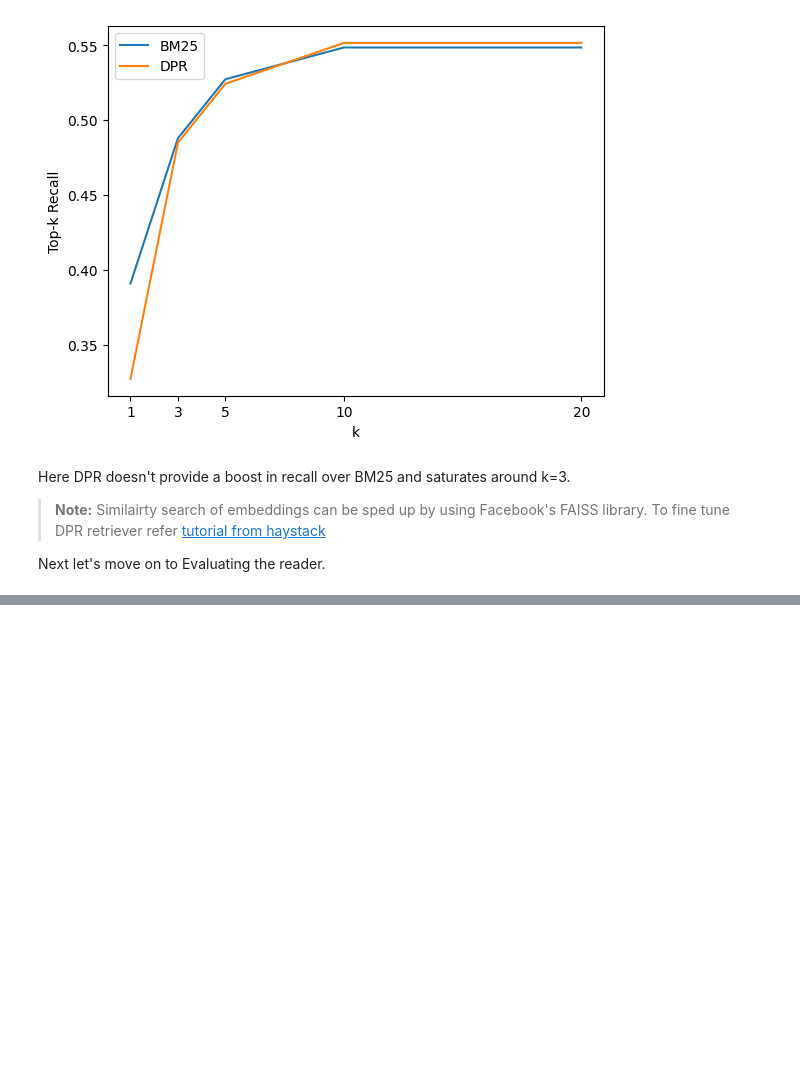
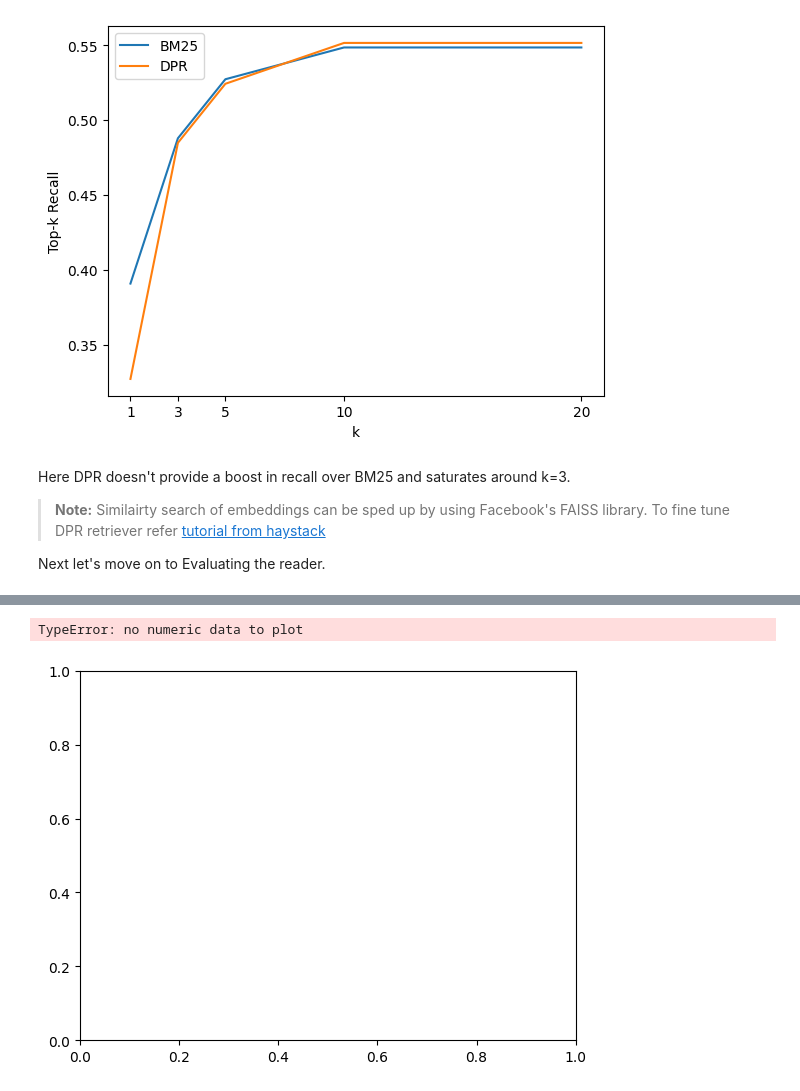
Before and after one commit to JpChii/nlp-with-hugging-face, a Jupyter notebook: notebooks/7-question-answering.ipynb, the cells around one changed output, grey strips where cells are left out. Cells and saved outputs as stored; diff of their text form; code cells hidden in the pictures; blank space fills up the shorter version.

Commit message:
completed reader evaluation, domain adaptation data creation

```diff
--- a/notebooks/7-question-answering.ipynb
+++ b/notebooks/7-question-answering.ipynb
@@ -1324,0 +1373,5 @@ Next let's move on to Evaluating the reader.
+# %%
+pred = "about 6000 dollars"
+label = "about 6000 hours"
+print(f"EM: {compute_exact(label, pred)}")
+print(f"F1: {compute_f1(label,pred)}")
@@ -1324,0 +1413,43 @@ Next let's move on to Evaluating the reader.
+# %%
+from haystack.pipelines import Pipeline
+def evaluate_reader(reader):
+    score_keys = ['exact_match', 'f1']
+    p = Pipeline()
+    p.add_node(
+        component=reader,
+        name="Reader",
+        inputs=["Query"],
+    )
+    eval_result = p.eval(
+        labels=labels_agg,
+        documents=[[label.document for label in multilabel.labels] for multilabel in labels_agg],
+        params={},
+    )
+    metrics = eval_result.calculate_metrics(simulated_top_k_reader=1)
+    return {k:v for k,v in metrics["Reader"].items() if k in score_keys}
+
+reader_eval = {}
+reader_eval["Fine-tune on SQuAD"] = evaluate_reader(reader)
+# %%
+def plot_reader_eval(reader_eval):
+    fig, ax = plt.subplots()
+    df = pd.DataFrame.from_dict(
+        reader_eval
+    ).reindex(
+        ["exact_match", "f1"]
+    )
+    df.plot(
+        kin="bar",
+        ylabel="score",
+        rot=0,
+        ax=ax,
+    )
+    ax.set_xticklabels(
+        ["EM", "F1"]
+    )
+    plt.legend(loc="upper left")
+    plt.show()
+plot_reader_eval(reader_eval=reader_eval)
+# %% [output]
+TypeError: no numeric data to plot
+[figure, added]
```
Also changed, not shown: parts of 22 cells of this notebook, 4 other files.
